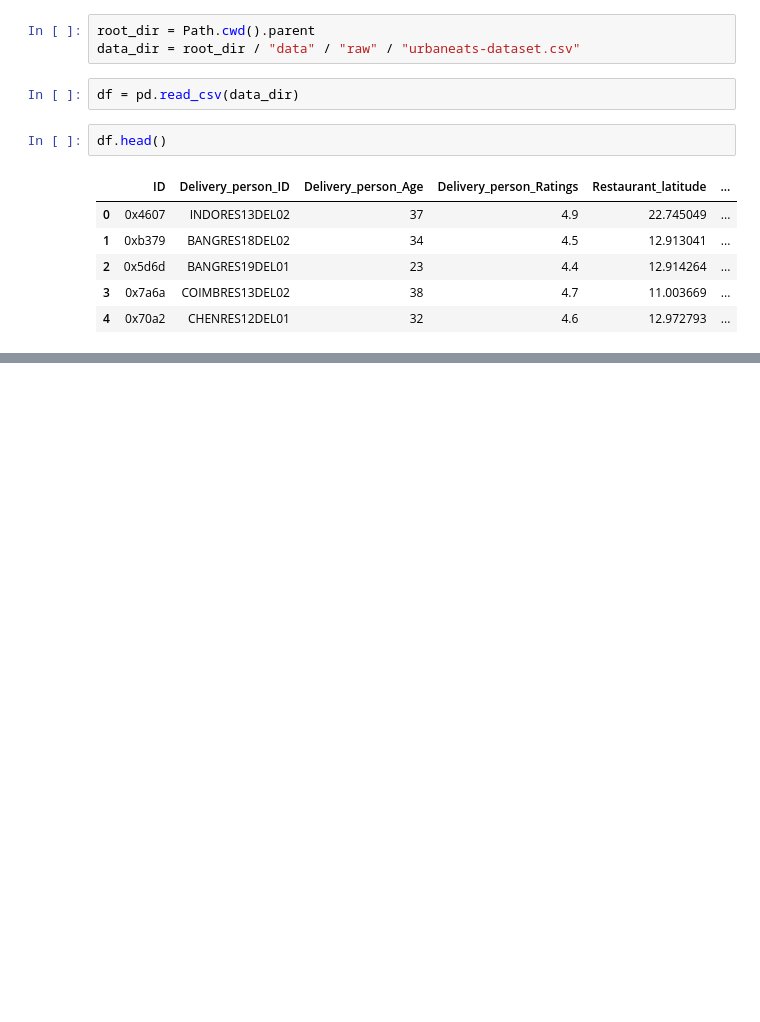
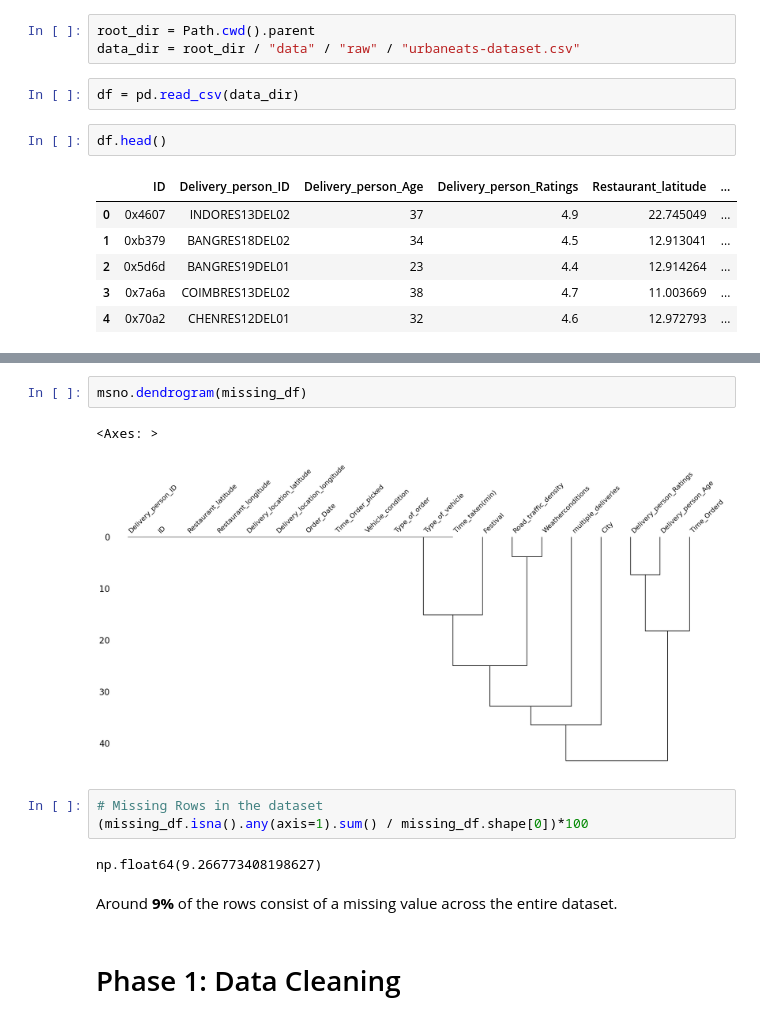
Before and after one commit to AvanindraBose/Urban-Eats-Food-Delivery-Time-Prediction, a Jupyter notebook: notebooks/Data-Cleaning.ipynb, the cells around one changed output, grey strips where cells are left out. Drawn from its saved outputs; the diff is of its cells as text; blank space fills up the shorter version.

Commit message:
Completed Phase 1 of Data-Cleaning File

```diff
--- a/notebooks/Data-Cleaning.ipynb
+++ b/notebooks/Data-Cleaning.ipynb
@@ -21,0 +332,14 @@ df.head()
+# %%
+msno.dendrogram(missing_df)
+# %% [output]
+<Axes: >
+[figure, added]
+# %%
+# Missing Rows in the dataset
+(missing_df.isna().any(axis=1).sum() / missing_df.shape[0])*100
+# %% [output]
+np.float64(9.266773408198627)
+# %% [markdown]
+Around __9%__ of the rows consist of a missing value across the entire dataset.
+# %% [markdown]
+# Phase 1: Data Cleaning
```
Also changed, not shown: parts of 73 cells of this notebook.
